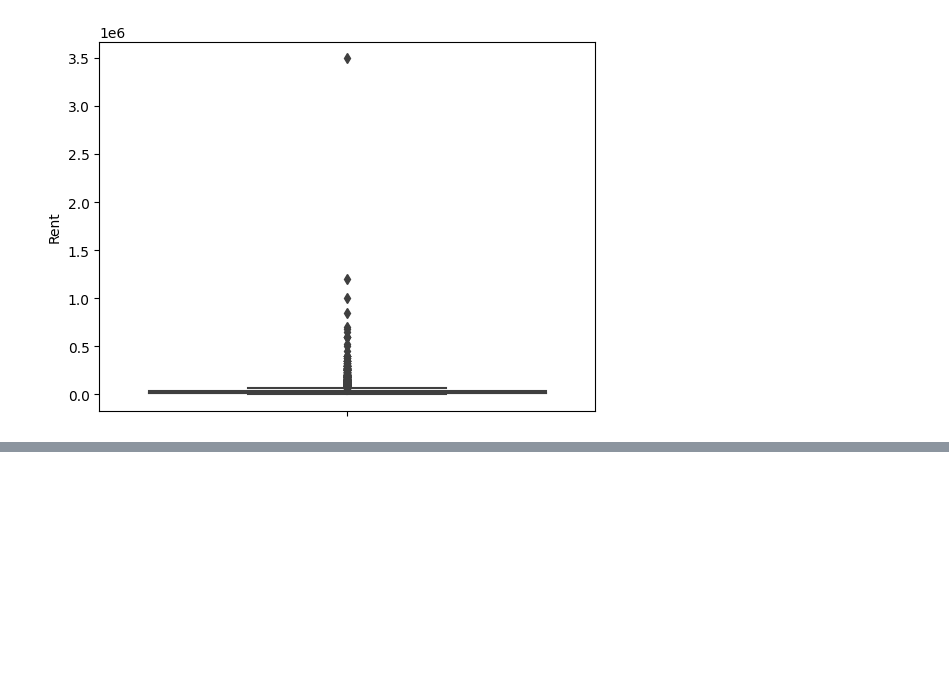
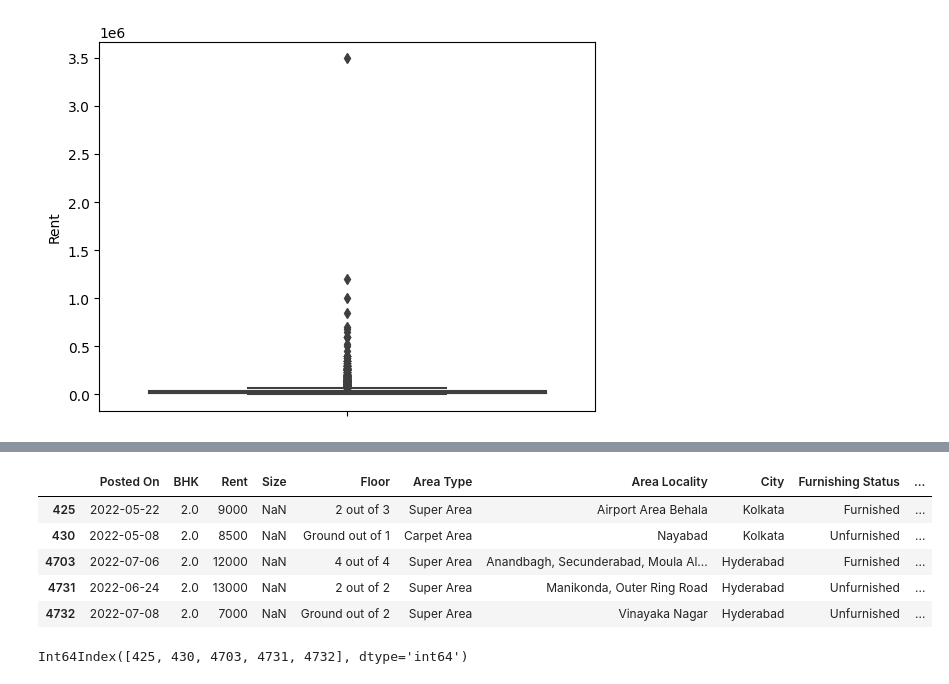
Before and after one commit to leeCodingStudio/Python_machine_learning, a Jupyter notebook: 5_선형_회귀.ipynb, the cells around one changed output, grey strips where cells are left out. Saved outputs shown, nothing was run; the diff lists cells and outputs as text; code cells hidden in the pictures; blank space fills up the shorter version.

```diff
--- a/5_선형_회귀.ipynb
+++ b/5_선형_회귀.ipynb
@@ -130,0 +197,15 @@ sns.boxplot(y=rent_df['Rent'])
+# %%
+# rent_df 데이터프레임에서 Size 컬럼이 NaN인 행을 모두 출력
+rent_df[rent_df['Size'].isna()]
+# %% [output]
+|  | Posted On | BHK | Rent | Size | Floor | Area Type | Area Locality | City | Furnishing Status | ... |
+| 425 | 2022-05-22 | 2.0 | 9000 | NaN | 2 out of 3 | Super Area | Airport Area Behala | Kolkata | Furnished | ... |
+| 430 | 2022-05-08 | 2.0 | 8500 | NaN | Ground out of 1 | Carpet Area | Nayabad | Kolkata | Unfurnished | ... |
+| 4703 | 2022-07-06 | 2.0 | 12000 | NaN | 4 out of 4 | Super Area | Anandbagh, Secunderabad, Moula Al... | Hyderabad | Furnished | ... |
+| 4731 | 2022-06-24 | 2.0 | 13000 | NaN | 2 out of 2 | Super Area | Manikonda, Outer Ring Road | Hyderabad | Unfurnished | ... |
+| 4732 | 2022-07-08 | 2.0 | 7000 | NaN | Ground out of 2 | Super Area | Vinayaka Nagar | Hyderabad | Unfurnished | ... |
+# %%
+na_index = rent_df[rent_df['Size'].isna()].index
+na_index
+# %% [output]
+Int64Index([425, 430, 4703, 4731, 4732], dtype='int64')
```
Also changed, not shown: parts of 65 cells of this notebook.
